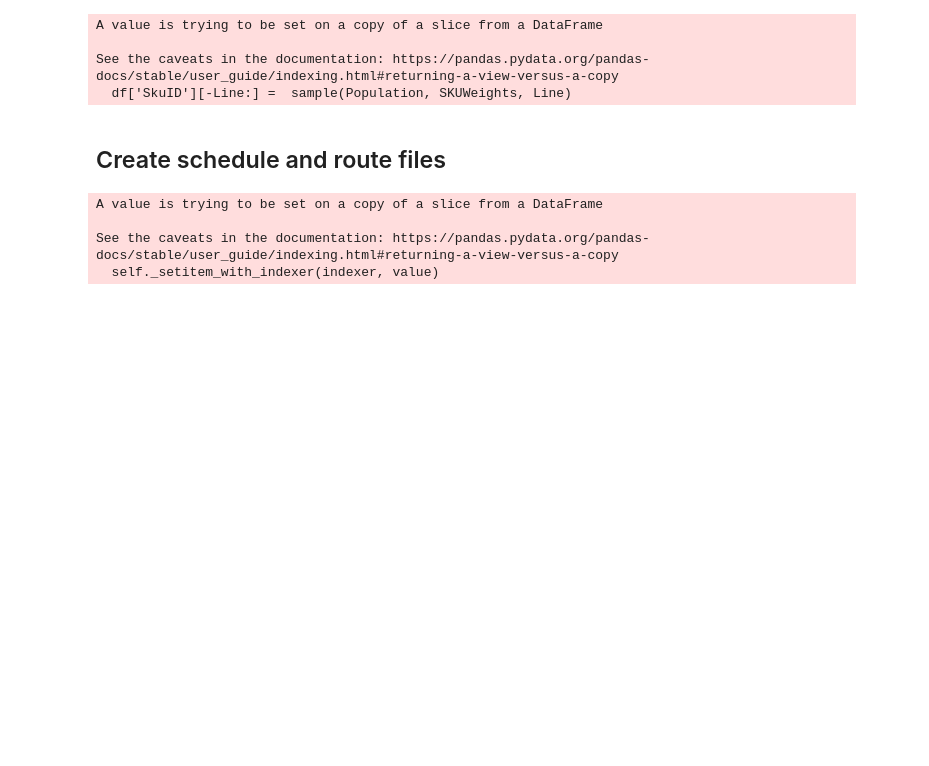
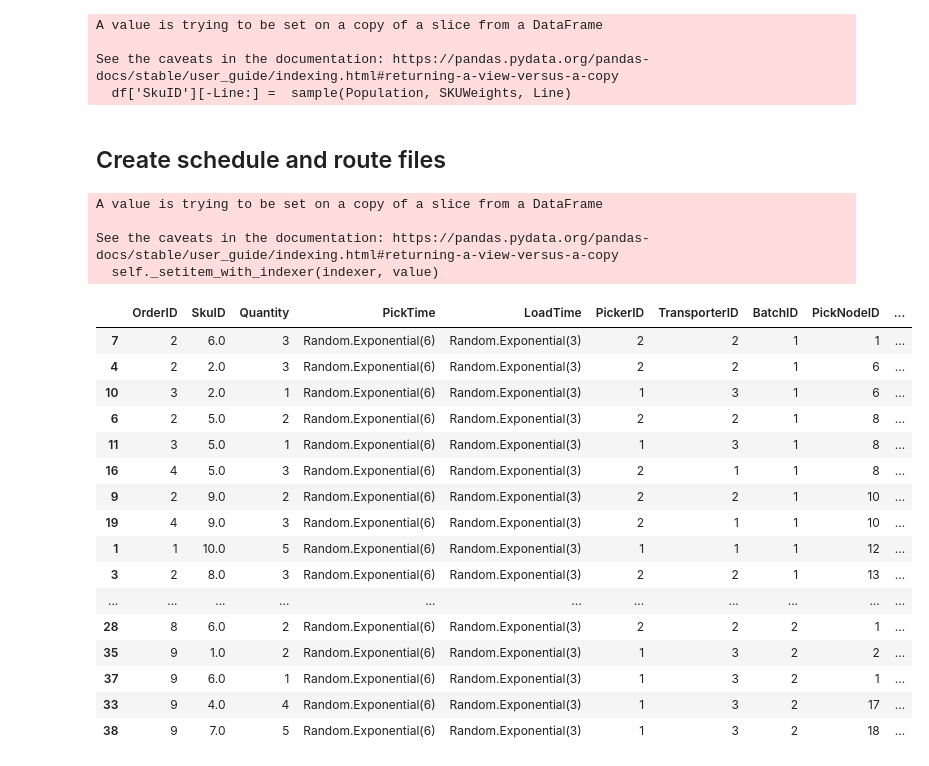
Before and after one commit to ausim/SimioWarehouseSystem, a Jupyter notebook: Warehouse Data Generator.ipynb, the cells around one changed output. Drawn from its saved outputs; the diff is of its cells as text; code cells hidden in the pictures; blank space fills up the shorter version.

Commit message:
V0.3 Update
Adjust the logic for route generator.
Update CoopModel.spfx based on the PickerTransporterCooperation model in SimioExampleModels repository

```diff
--- a/Warehouse Data Generator.ipynb
+++ b/Warehouse Data Generator.ipynb
@@ -38,11 +38,11 @@ if not External:
     # Set initial values (in case you don't want to use the xlsx file)
     Bounding     = [0, 0, 0, 1000, 1000, 1000, 1000, 0]
     # 0 - BLx; 1 - BLz; 2 - ULx, etc (going around clockwise - BL, UL, UR, BR)
-    NumOrders    = 50
+    NumOrders    = 10
     NumSKUs      = 10 # Generate an error if the number of SKUs exceeds the number of locations
     SKUWeights   = [] # if empty, all equally likely.  If not empty, verify that the numbers work
     NumLocations = 24
-    LineOrderDist = ['Uniform', 1, 1]
+    LineOrderDist = ['Uniform', 1, 10]
     QuantityLineDist = ['Uniform', 1,  5]
     PickCoopPair = pd.read_csv('Pick_Coop_pair.csv')
     PickerNum = 2
@@ -87,10 +87,31 @@ See the caveats in the documentation: https://pandas.pydata.org/pandas-docs/stab
   df['SkuID'][-Line:] =  sample(Population, SKUWeights, Line)
 # %% [markdown]
 ## Create schedule and route files
+# %%
+# create schedules and store them in OrderSkus dataframe
+sc = CoopScheduler(PickerNum, TransporterNum)
+OrderSKUFinalDataframe = sc.simple_scheduler(OrderFinalDataframe, OrderSKUFinalDataframe, 2)
+# create route files for Simio
+# create routes for pickers and transporters
+sc.route_generator(OrderSKUFinalDataframe,SKULocationFinalDataframe)
+OrderSKUFinalDataframe = sc.lineitem
+# %% [output]
+A value is trying to be set on a copy of a slice from a DataFrame
+
+See the caveats in the documentation: https://pandas.pydata.org/pandas-docs/stable/user_guide/indexing.html#returning-a-view-versus-a-copy
+  self._setitem_with_indexer(indexer, value)
 # %%
-# create schedules and store them in OrderSkus dataframe
-sc = CoopScheduler(PickerNum, TransporterNum)
-OrderSKUFinalDataframe = sc.simple_scheduler(OrderFinalDataframe, OrderSKUFinalDataframe, 2)
+# create excel files for Simio
+# write excel files
+# Create a Pandas Excel writer using XlsxWriter as the engine.
+writer = pd.ExcelWriter('Route.xlsx', engine='xlsxwriter')
+# Write each route to a different worksheet.
+for i in range(1, PickerNum+1):
+    pd.DataFrame({'Route': sc.routes['route_p{}'.format(i)]}).to_excel(writer, sheet_name='Picker{}'.format(i),index = False)
+for i in range(1, TransporterNum+1):
+    pd.DataFrame({'Route': sc.routes['route_t{}'.format(i)]}).to_excel(writer, sheet_name='Transporter{}'.format(i),index = False)
+
+writer.save()
 # create excel files for Simio
 # Create a Pandas Excel writer using XlsxWriter as the engine.
 writer = pd.ExcelWriter('Order_Skus.xlsx', engine='xlsxwriter')
@@ -101,8 +122,3 @@ SKULocationFinalDataframe.to_excel(writer,sheet_name = 'Skus',index=False)
 OrderSKUFinalDataframe.to_excel(writer,sheet_name = 'LineItem',index=False)
 
 writer.save()
-# %% [output]
-A value is trying to be set on a copy of a slice from a DataFrame
-
-See the caveats in the documentation: https://pandas.pydata.org/pandas-docs/stable/user_guide/indexing.html#returning-a-view-versus-a-copy
-  self._setitem_with_indexer(indexer, value)
@@ -122,0 +125,21 @@ writer.save()
+# %%
+df = sc.lineitem
+df
+# %% [output]
+|  | OrderID | SkuID | Quantity | PickTime | LoadTime | PickerID | TransporterID | BatchID | PickNodeID | ... |
+| 7 | 2 | 6.0 | 3 | Random.Exponential(6) | Random.Exponential(3) | 2 | 2 | 1 | 1 | ... |
+| 4 | 2 | 2.0 | 3 | Random.Exponential(6) | Random.Exponential(3) | 2 | 2 | 1 | 6 | ... |
+| 10 | 3 | 2.0 | 1 | Random.Exponential(6) | Random.Exponential(3) | 1 | 3 | 1 | 6 | ... |
+| 6 | 2 | 5.0 | 2 | Random.Exponential(6) | Random.Exponential(3) | 2 | 2 | 1 | 8 | ... |
+| 11 | 3 | 5.0 | 1 | Random.Exponential(6) | Random.Exponential(3) | 1 | 3 | 1 | 8 | ... |
+| 16 | 4 | 5.0 | 3 | Random.Exponential(6) | Random.Exponential(3) | 2 | 1 | 1 | 8 | ... |
+| 9 | 2 | 9.0 | 2 | Random.Exponential(6) | Random.Exponential(3) | 2 | 2 | 1 | 10 | ... |
+| 19 | 4 | 9.0 | 3 | Random.Exponential(6) | Random.Exponential(3) | 2 | 1 | 1 | 10 | ... |
+| 1 | 1 | 10.0 | 5 | Random.Exponential(6) | Random.Exponential(3) | 1 | 1 | 1 | 12 | ... |
+| 3 | 2 | 8.0 | 3 | Random.Exponential(6) | Random.Exponential(3) | 2 | 2 | 1 | 13 | ... |
+| ... | ... | ... | ... | ... | ... | ... | ... | ... | ... | ... |
+| 28 | 8 | 6.0 | 2 | Random.Exponential(6) | Random.Exponential(3) | 2 | 2 | 2 | 1 | ... |
+| 35 | 9 | 1.0 | 2 | Random.Exponential(6) | Random.Exponential(3) | 1 | 3 | 2 | 2 | ... |
+| 37 | 9 | 6.0 | 1 | Random.Exponential(6) | Random.Exponential(3) | 1 | 3 | 2 | 1 | ... |
+| 33 | 9 | 4.0 | 4 | Random.Exponential(6) | Random.Exponential(3) | 1 | 3 | 2 | 17 | ... |
+| 38 | 9 | 7.0 | 5 | Random.Exponential(6) | Random.Exponential(3) | 1 | 3 | 2 | 18 | ... |
```
Also changed, not shown: parts of 3 cells of this notebook, 5 other files.
